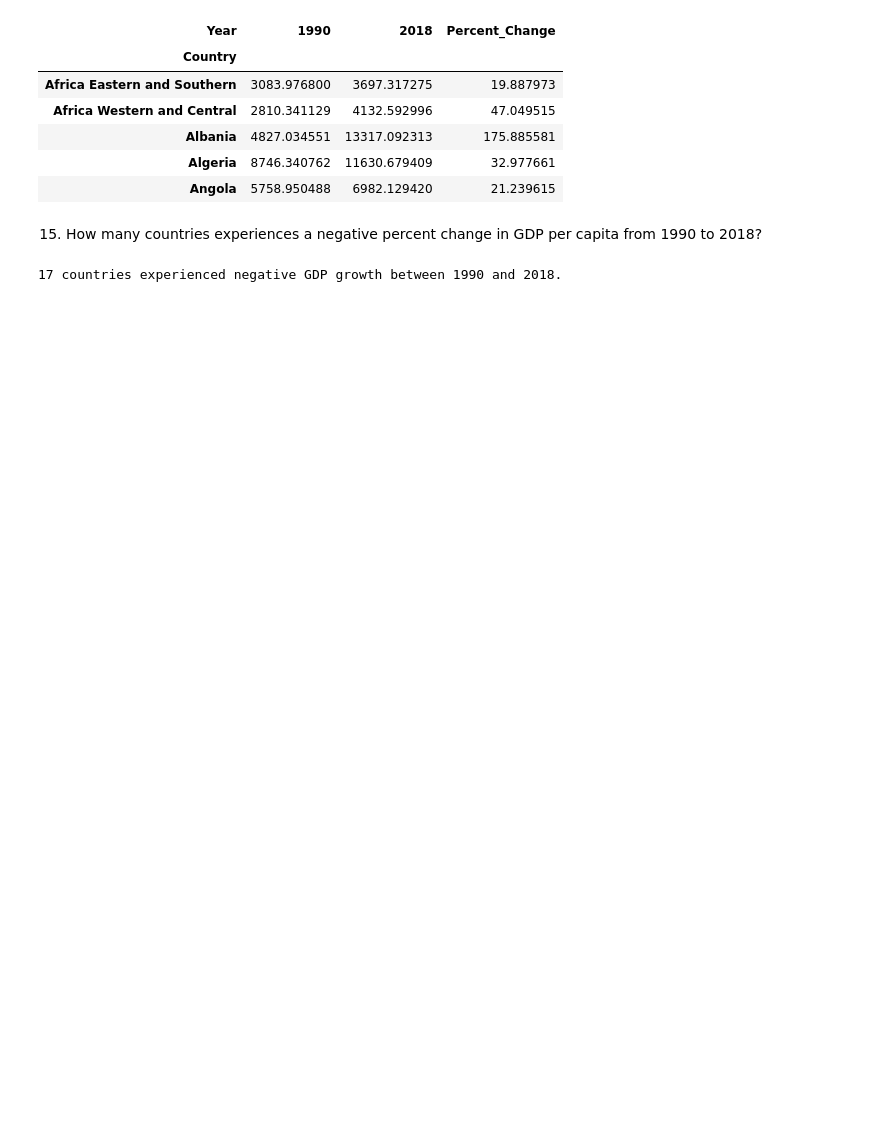
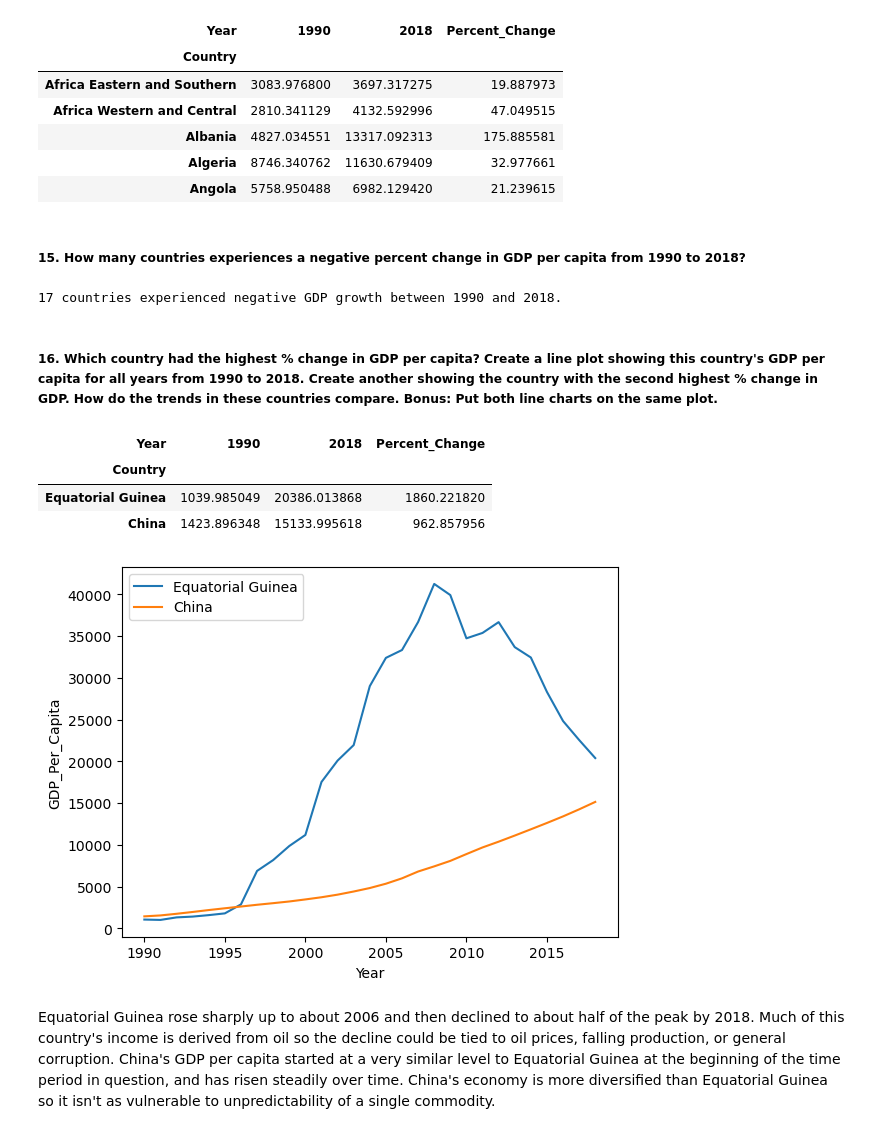
Before and after one commit to nss-data-science-cohort-7/un-exploration-tfwhitesell, a Jupyter notebook: notebooks/UN_Data_Exploration.ipynb, the cells around one changed output. Saved outputs shown, nothing was run; the diff lists cells and outputs as text; code cells hidden in the pictures; blank space fills up the shorter version.

Commit message:
question 16

```diff
--- a/notebooks/UN_Data_Exploration.ipynb
+++ b/notebooks/UN_Data_Exploration.ipynb
@@ -201,8 +201,37 @@ gdp_pivoted.head()
 | Algeria | 8746.340762 | 11630.679409 | 32.977661 |
 | Angola | 5758.950488 | 6982.129420 | 21.239615 |
 # %% [markdown]
-15. How many countries experiences a negative percent change in GDP per capita from 1990 to 2018?
+##### 15. How many countries experiences a negative percent change in GDP per capita from 1990 to 2018?
 # %%
 print(f"{gdp_pivoted['Percent_Change'][gdp_pivoted['Percent_Change'] < 0].count()} countries experienced negative GDP growth between 1990 and 2018.")
 # %% [output]
 17 countries experienced negative GDP growth between 1990 and 2018.
+# %% [markdown]
+##### 16. Which country had the highest % change in GDP per capita? Create a line plot showing this country's GDP per capita for all years from 1990 to 2018. Create another showing the country with the second highest % change in GDP. How do the trends in these countries compare. Bonus: Put both line charts on the same plot.
+# %%
+# tested the data first to see if absolute value could be a factor but it's not; just calculate on largest positive change
+
+gdp_pivoted.sort_values('Percent_Change', ascending = False).head(2)
+# %% [output]
+| Year | 1990 | 2018 | Percent_Change |
+| Country |  |  |  |
+| Equatorial Guinea | 1039.985049 | 20386.013868 | 1860.221820 |
+| China | 1423.896348 | 15133.995618 | 962.857956 |
+# %%
+# create two subsets of gdp_df, one for each country, and sort by year
+eg = gdp_df.loc[(gdp_df['Country'] == 'Equatorial Guinea') & (gdp_df['Year'] <= 2018)].sort_values('Year')
+c = gdp_df.loc[(gdp_df['Country'] == 'China') & (gdp_df['Year'] <= 2018)].sort_values('Year')
+# %%
+# create line chart
+
+plt.plot(eg.Year, eg.GDP_Per_Capita, label = "Equatorial Guinea")
+plt.plot(c.Year, c.GDP_Per_Capita, label = "China")
+
+plt.xlabel('Year')
+plt.ylabel('GDP_Per_Capita')
+
+plt.legend();
+# %% [output]
+[figure, added]
+# %% [markdown]
+Equatorial Guinea rose sharply up to about 2006 and then declined to about half of the peak by 2018. Much of this country's income is derived from oil so the decline could be tied to oil prices, falling production, or general corruption. China's GDP per capita started at a very similar level to Equatorial Guinea at the beginning of the time period in question, and has risen steadily over time. China's economy is more diversified than Equatorial Guinea so it isn't as vulnerable to unpredictability of a single commodity.
```
Also changed, not shown: parts of 11 cells of this notebook.
